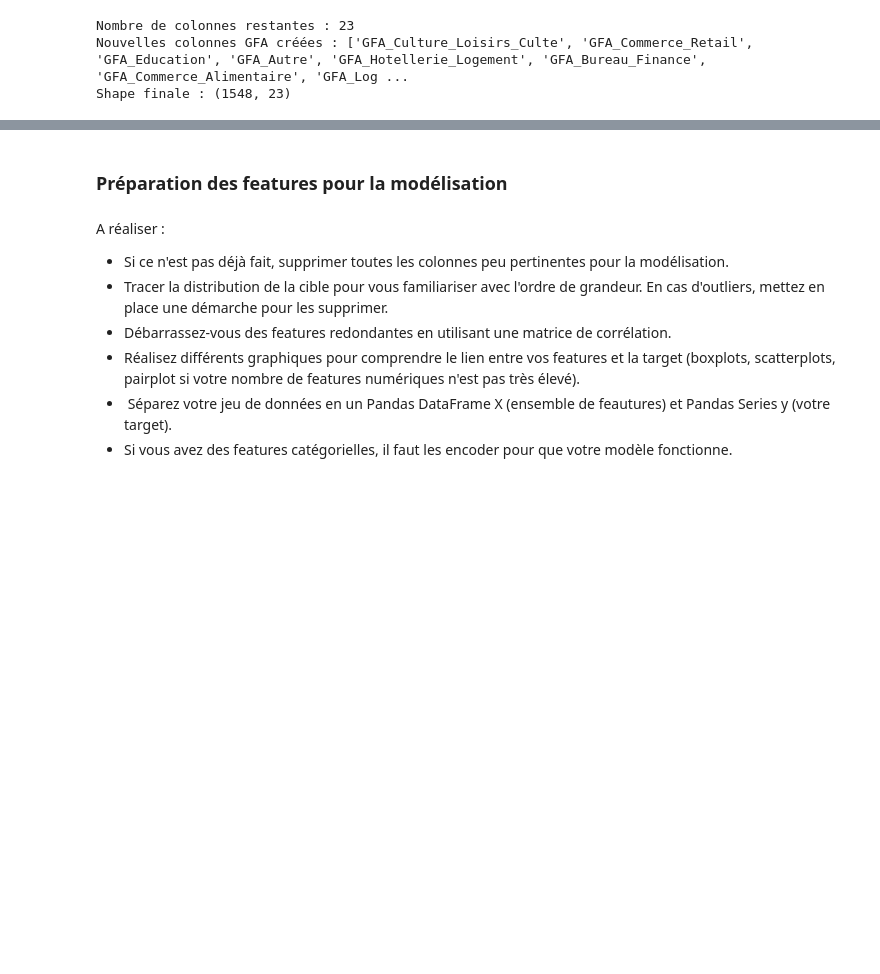
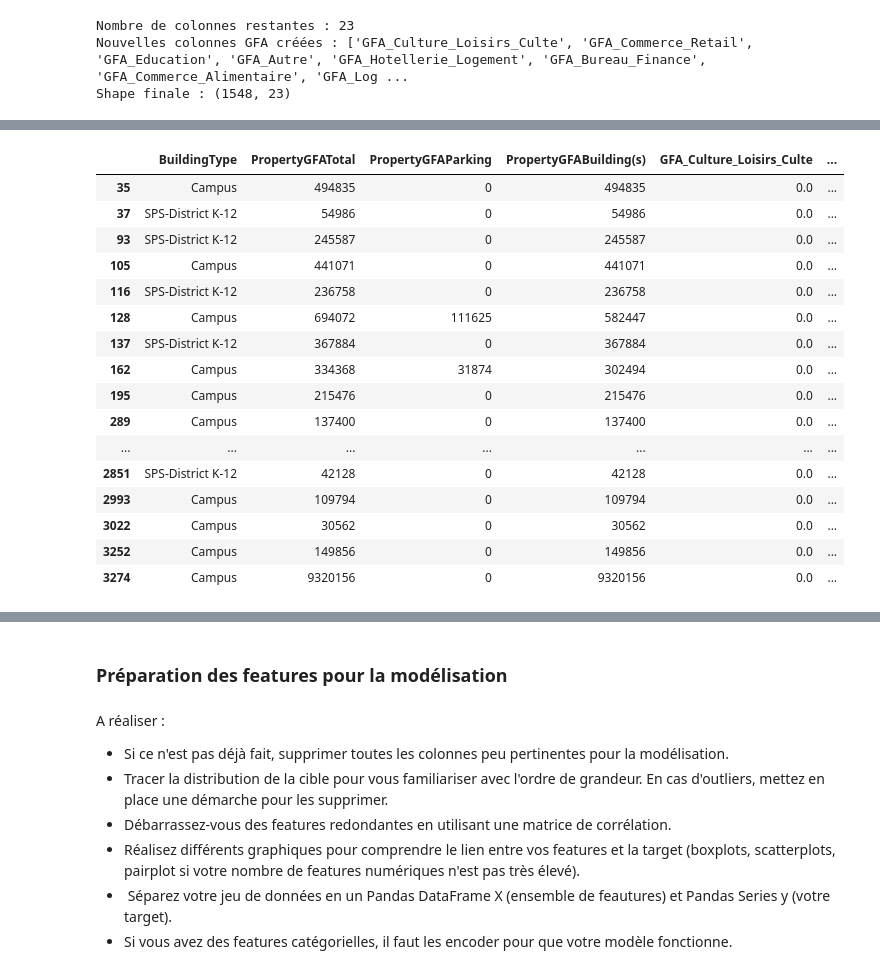
Before and after one commit to AxelFB1992/projet6, a Jupyter notebook: template_modelisation_supervisee.ipynb, the cells around one changed output, grey strips where cells are left out. Drawn from its saved outputs; the diff is of its cells as text; code cells hidden in the pictures; blank space fills up the shorter version.

```diff
--- a/template_modelisation_supervisee.ipynb
+++ b/template_modelisation_supervisee.ipynb
@@ -1268,0 +1346,33 @@ Shape finale : (1548, 23)
+# %%
+# 1. On liste dynamiquement toutes tes nouvelles colonnes GFA
+gfa_all_cols = [col for col in filtered_16_building_consumption.columns if col.startswith('GFA_')]
+
+# 2. On définit les colonnes de structure pour le contexte
+context_cols = ['BuildingType', 'PropertyGFATotal', 'PropertyGFAParking', 'PropertyGFABuilding(s)']
+
+# 3. On affiche la sélection pour les types spécifiques
+selection_specifique = filtered_16_building_consumption.loc[
+    filtered_16_building_consumption['BuildingType'].isin(['Campus', 'SPS-District K-12']),
+    #filtered_16_building_consumption['BuildingType'].isin(['Campus']),
+    context_cols + gfa_all_cols
+]
+
+display(selection_specifique)
+# %% [output]
+|  | BuildingType | PropertyGFATotal | PropertyGFAParking | PropertyGFABuilding(s) | GFA_Culture_Loisirs_Culte | ... |
+| 35 | Campus | 494835 | 0 | 494835 | 0.0 | ... |
+| 37 | SPS-District K-12 | 54986 | 0 | 54986 | 0.0 | ... |
+| 93 | SPS-District K-12 | 245587 | 0 | 245587 | 0.0 | ... |
+| 105 | Campus | 441071 | 0 | 441071 | 0.0 | ... |
+| 116 | SPS-District K-12 | 236758 | 0 | 236758 | 0.0 | ... |
+| 128 | Campus | 694072 | 111625 | 582447 | 0.0 | ... |
+| 137 | SPS-District K-12 | 367884 | 0 | 367884 | 0.0 | ... |
+| 162 | Campus | 334368 | 31874 | 302494 | 0.0 | ... |
+| 195 | Campus | 215476 | 0 | 215476 | 0.0 | ... |
+| 289 | Campus | 137400 | 0 | 137400 | 0.0 | ... |
+| ... | ... | ... | ... | ... | ... | ... |
+| 2851 | SPS-District K-12 | 42128 | 0 | 42128 | 0.0 | ... |
+| 2993 | Campus | 109794 | 0 | 109794 | 0.0 | ... |
+| 3022 | Campus | 30562 | 0 | 30562 | 0.0 | ... |
+| 3252 | Campus | 149856 | 0 | 149856 | 0.0 | ... |
+| 3274 | Campus | 9320156 | 0 | 9320156 | 0.0 | ... |
```
Also changed, not shown: parts of 27 cells of this notebook.
